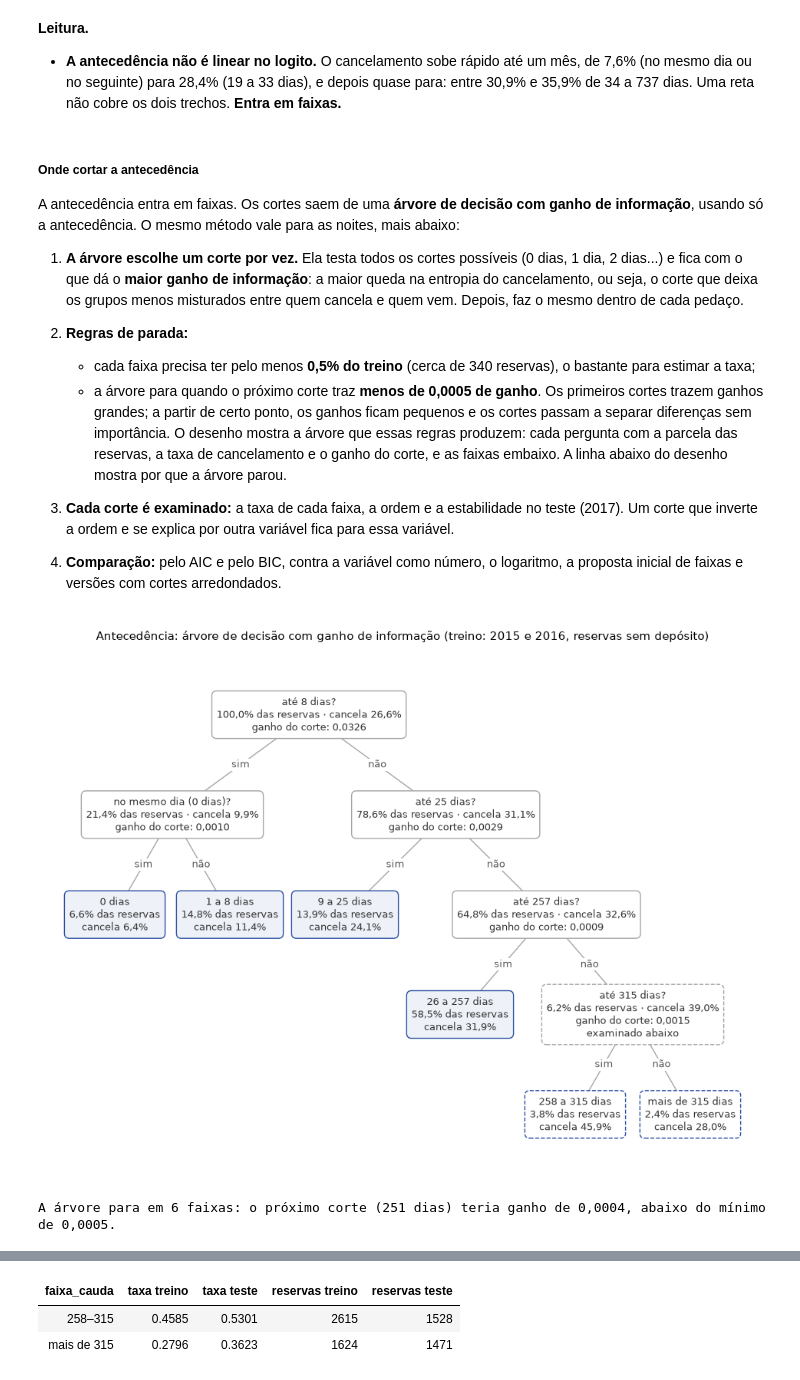
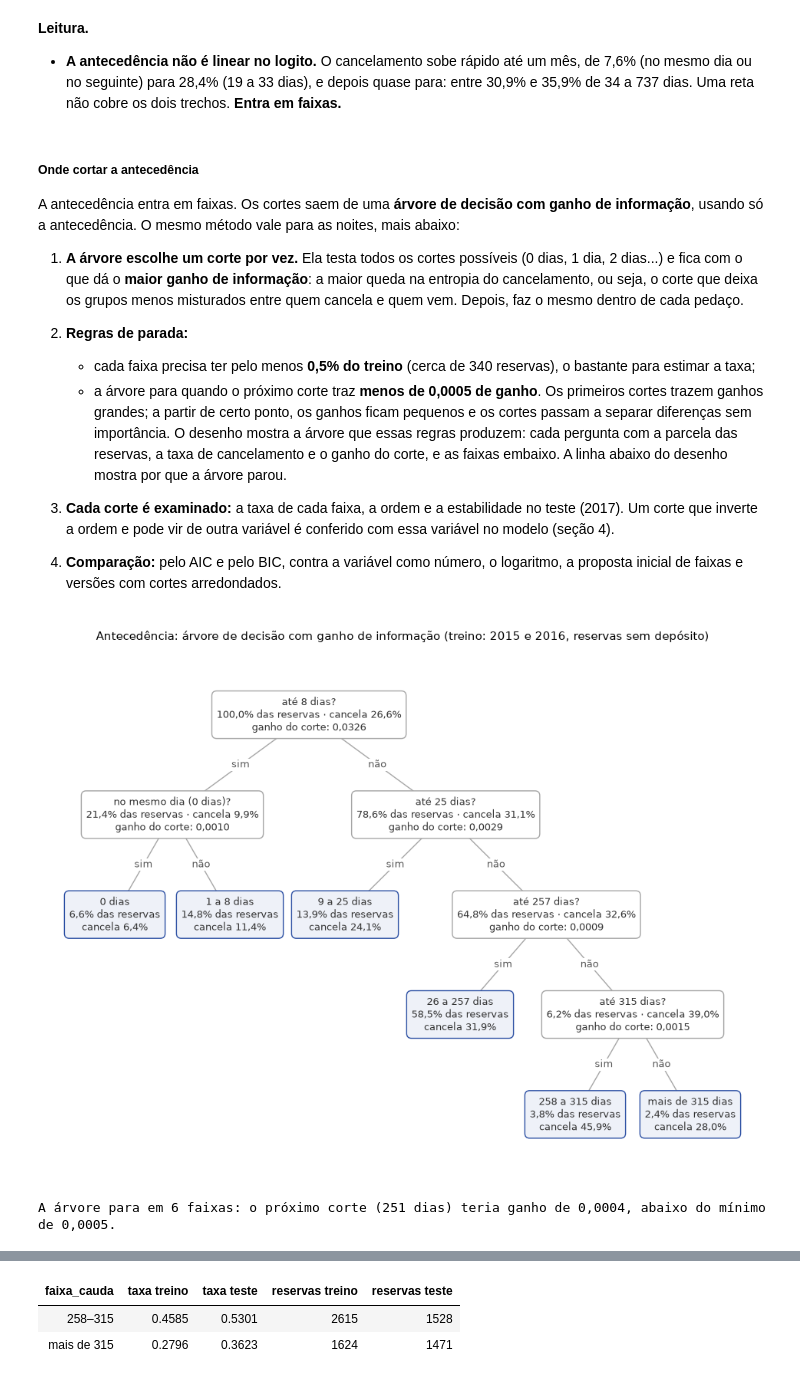
Before and after one commit to acrosatto/comunicacao-dados-mba, a Jupyter notebook: analise/ana/02_variaveis.ipynb, the cells around one changed output, grey strips where cells are left out. Cells and saved outputs as stored; diff of their text form; code cells hidden in the pictures.

```diff
--- a/analise/ana/02_variaveis.ipynb
+++ b/analise/ana/02_variaveis.ipynb
@@ -338,22 +338,22 @@ A antecedência entra em faixas. Os cortes saem de uma **árvore de decisão com
    - a árvore para quando o próximo corte traz **menos de 0,0005 de ganho**. Os primeiros cortes trazem ganhos grandes; a partir de certo ponto, os ganhos ficam pequenos e os cortes passam a separar diferenças sem importância.
 O desenho mostra a árvore que essas regras produzem: cada pergunta com a parcela das reservas, a taxa de cancelamento e o ganho do corte, e as faixas embaixo. A linha abaixo do desenho mostra por que a árvore parou.
 
-3. **Cada corte é examinado:** a taxa de cada faixa, a ordem e a estabilidade no teste (2017). Um corte que inverte a ordem e se explica por outra variável fica para essa variável.
+3. **Cada corte é examinado:** a taxa de cada faixa, a ordem e a estabilidade no teste (2017). Um corte que inverte a ordem e pode vir de outra variável é conferido com essa variável no modelo (seção 4).
 4. **Comparação:** pelo AIC e pelo BIC, contra a variável como número, o logaritmo, a proposta inicial de faixas e versões com cortes arredondados.
 # %%
 # antecedência: a árvore que as regras de parada produzem (treino)
 passos_lead = cortes_por_ganho(treino, 'lead_time')
 n_faixas_lead = int((passos_lead['aceito'] == 'sim').sum()) + 1
-desenhar_arvore(treino, 'lead_time', n_faixas=n_faixas_lead, unidade='dias', examinar=[315],
+desenhar_arvore(treino, 'lead_time', n_faixas=n_faixas_lead, unidade='dias',
                 titulo='Antecedência: árvore de decisão com ganho de informação (treino: 2015 e 2016, reservas sem depósito)')
 
 # por que a árvore para aqui
 parada = passos_lead[passos_lead['aceito'] == 'não'].iloc[0]
 ganho_parada = f"{parada['ganho']:.4f}".replace('.', ',')
 print(f"A árvore para em {n_faixas_lead} faixas: o próximo corte ({parada['corte_novo']} dias) teria ganho de "
       f"{ganho_parada}, abaixo do mínimo de 0,0005.")
 # %% [output]
-[figure, old version]
+[figure, new version]
 A árvore para em 6 faixas: o próximo corte (251 dias) teria ganho de 0,0004, abaixo do mínimo de 0,0005.
 # %% [markdown]
 **Leitura.**
```
Also changed, not shown: parts of 6 cells of this notebook, 1 other file.
